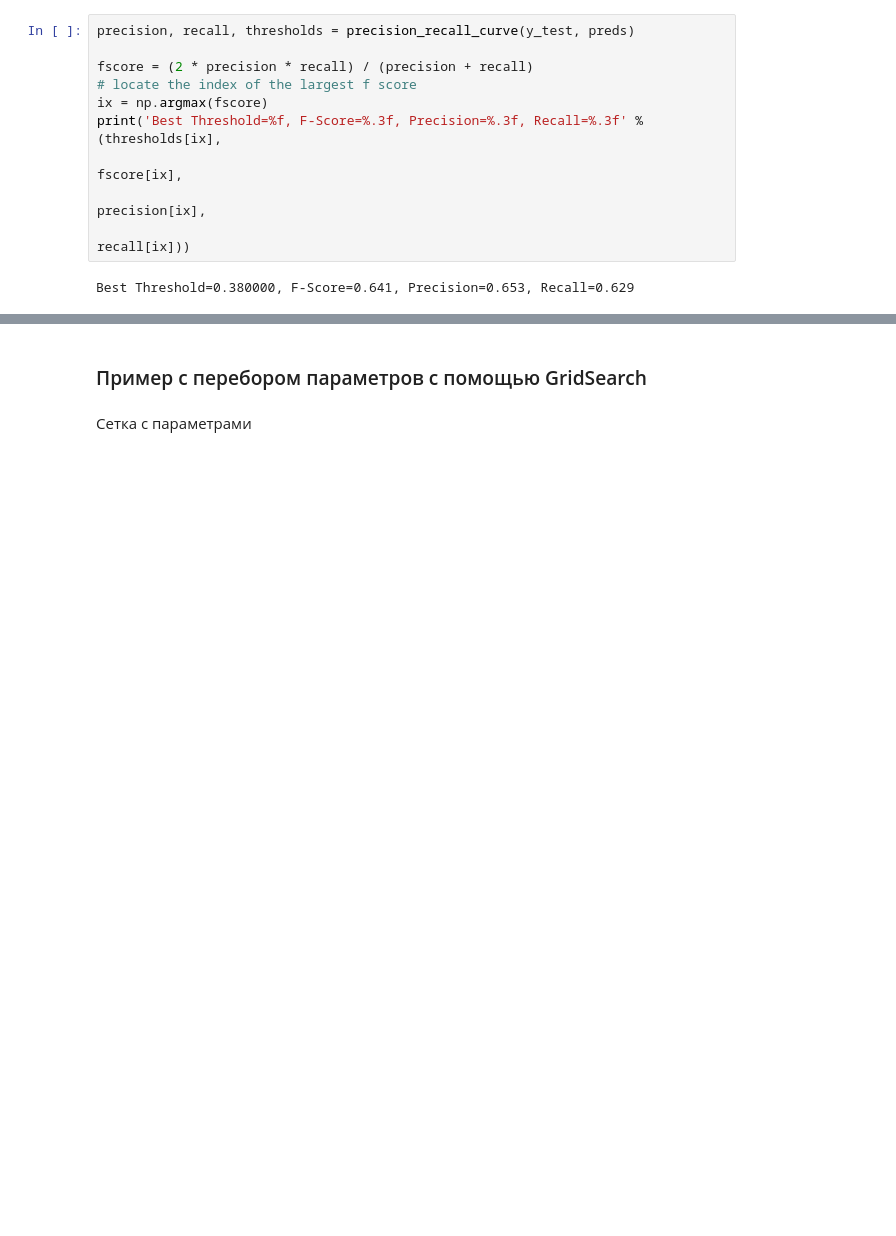
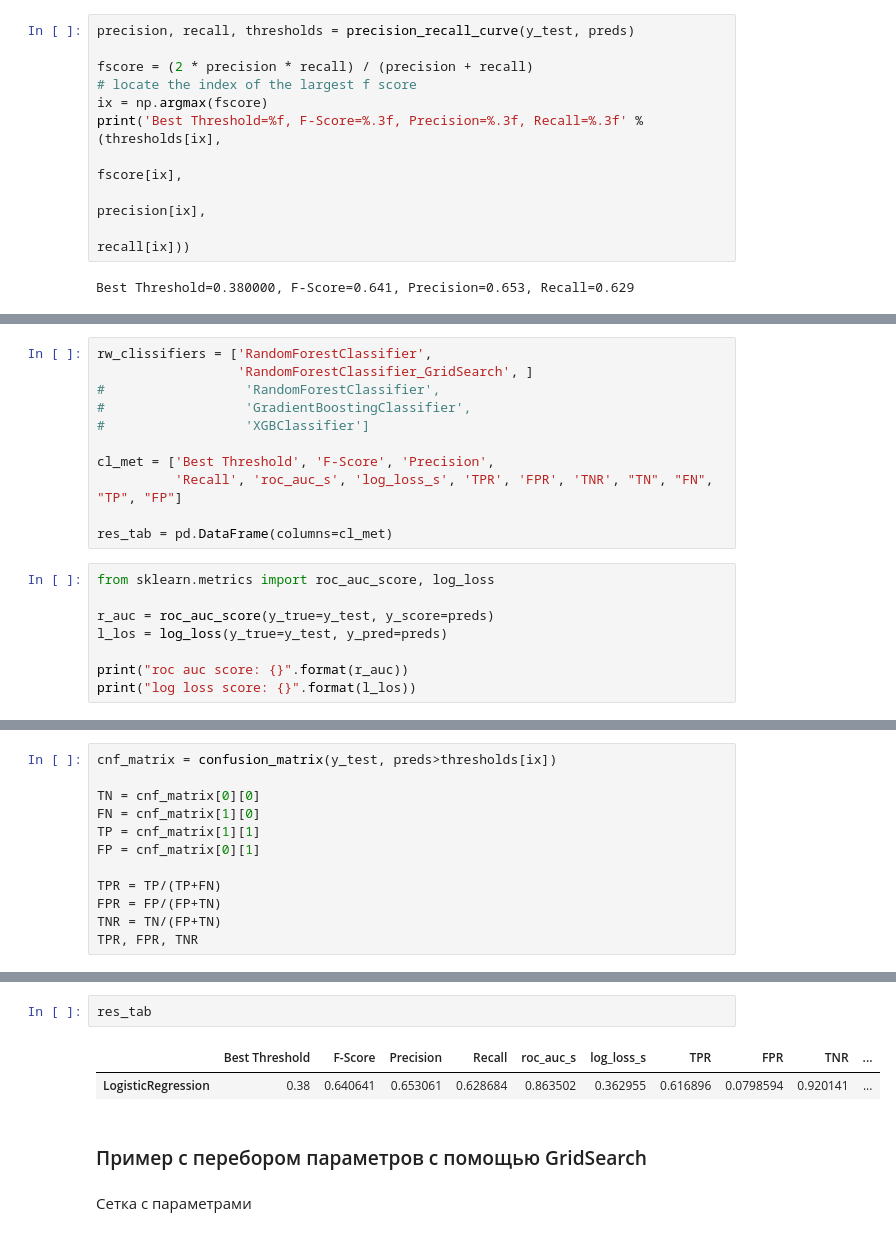
Before and after one commit to VitalyGladyshev/BML, a Jupyter notebook: BML2_HW5.ipynb, the cells around one changed output, grey strips where cells are left out. Saved outputs shown, nothing was run; the diff lists cells and outputs as text; blank space fills up the shorter version.

```diff
--- a/BML2_HW5.ipynb
+++ b/BML2_HW5.ipynb
@@ -264,0 +156,19 @@ Confusion matrix, without normalization
+# %%
+rw_clissifiers = ['RandomForestClassifier',
+                  'RandomForestClassifier_GridSearch', ]
+#                  'RandomForestClassifier',
+#                  'GradientBoostingClassifier',
+#                  'XGBClassifier']
+
+cl_met = ['Best Threshold', 'F-Score', 'Precision',
+          'Recall', 'roc_auc_s', 'log_loss_s', 'TPR', 'FPR', 'TNR', "TN", "FN", "TP", "FP"]
+
+res_tab = pd.DataFrame(columns=cl_met)
+# %%
+from sklearn.metrics import roc_auc_score, log_loss
+
+r_auc = roc_auc_score(y_true=y_test, y_score=preds)
+l_los = log_loss(y_true=y_test, y_pred=preds)
+
+print("roc auc score: {}".format(r_auc))
+print("log loss score: {}".format(l_los))
@@ -264,0 +178,12 @@ Confusion matrix, without normalization
+# %%
+cnf_matrix = confusion_matrix(y_test, preds>thresholds[ix])
+
+TN = cnf_matrix[0][0]
+FN = cnf_matrix[1][0]
+TP = cnf_matrix[1][1]
+FP = cnf_matrix[0][1]
+
+TPR = TP/(TP+FN)
+FPR = FP/(FP+TN)
+TNR = TN/(FP+TN)
+TPR, FPR, TNR
@@ -265,3 +200,8 @@ Confusion matrix, without normalization
+# %%
+res_tab
+# %% [output]
+|  | Best Threshold | F-Score | Precision | Recall | roc_auc_s | log_loss_s | TPR | FPR | TNR | ... |
+| LogisticRegression | 0.38 | 0.640641 | 0.653061 | 0.628684 | 0.863502 | 0.362955 | 0.616896 | 0.0798594 | 0.920141 | ... |
 # %% [markdown]
 ### Пример с перебором параметров с помощью GridSearch
 # %% [markdown]
```
Also changed, not shown: parts of 40 cells of this notebook.
